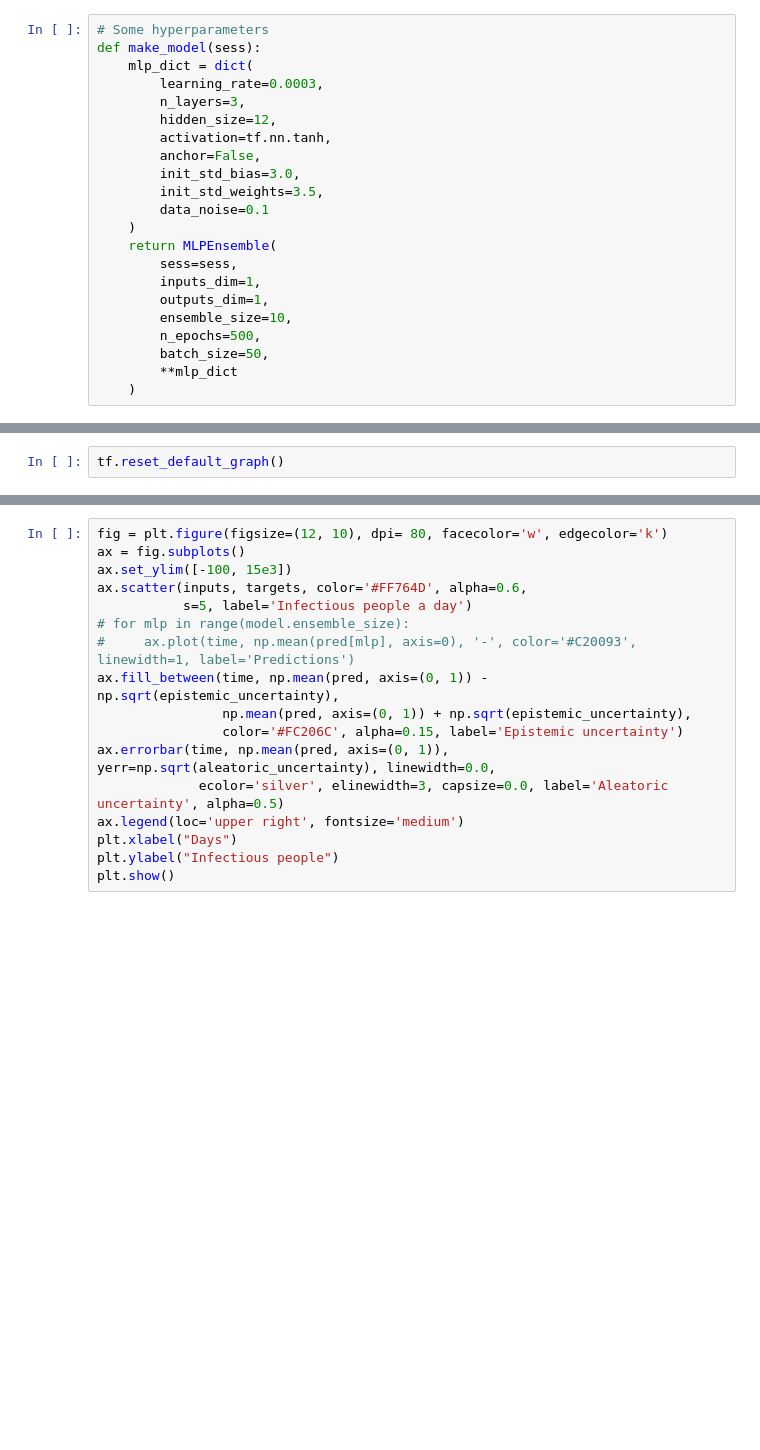
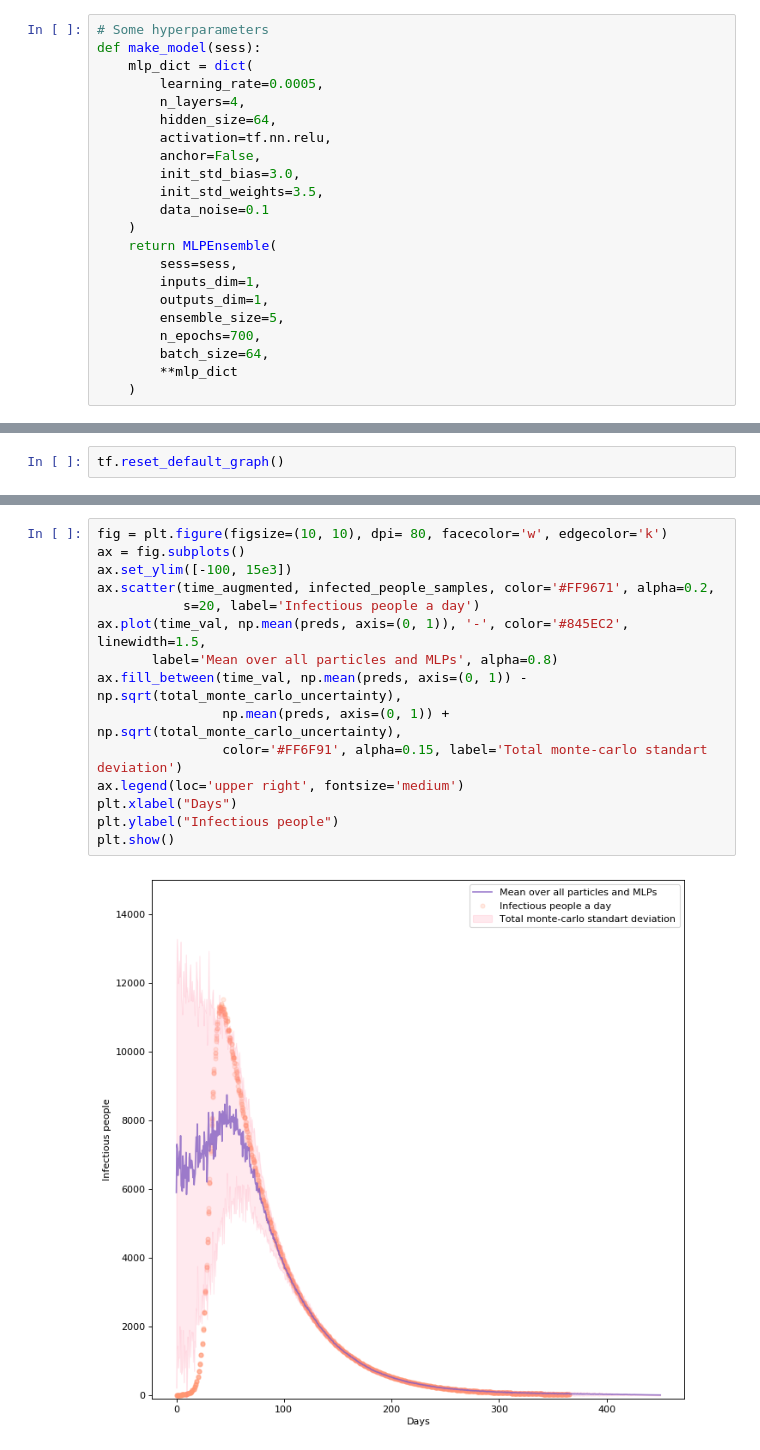
Before and after one commit to yardenas/ethz-safe-learning, a Jupyter notebook: development/model_sanity_check.ipynb, the cells around one changed output, grey strips where cells are left out. Cells and saved outputs as stored; diff of their text form; blank space fills up the shorter version.

```diff
--- a/development/model_sanity_check.ipynb
+++ b/development/model_sanity_check.ipynb
@@ -67,10 +51,10 @@ Say we have only have access to noisy measurements of how many people were sick
 # Some hyperparameters
 def make_model(sess):
     mlp_dict = dict(
-        learning_rate=0.0003,
-        n_layers=3,
-        hidden_size=12,
-        activation=tf.nn.tanh,
+        learning_rate=0.0005,
+        n_layers=4,
+        hidden_size=64,
+        activation=tf.nn.relu,
         anchor=False,
         init_std_bias=3.0,
         init_std_weights=3.5,
@@ -80,9 +64,9 @@ def make_model(sess):
         sess=sess,
         inputs_dim=1,
         outputs_dim=1,
-        ensemble_size=10,
-        n_epochs=500,
-        batch_size=50,
+        ensemble_size=5,
+        n_epochs=700,
+        batch_size=64,
         **mlp_dict
     )
 # %% [markdown]
@@ -147,17 +116,17 @@ Do some plotting
 # %%
-fig = plt.figure(figsize=(12, 10), dpi= 80, facecolor='w', edgecolor='k')
+fig = plt.figure(figsize=(10, 10), dpi= 80, facecolor='w', edgecolor='k')
 ax = fig.subplots()
 ax.set_ylim([-100, 15e3])
-ax.scatter(inputs, targets, color='#FF764D', alpha=0.6,
-           s=5, label='Infectious people a day')
-# for mlp in range(model.ensemble_size):
-#     ax.plot(time, np.mean(pred[mlp], axis=0), '-', color='#C20093', linewidth=1, label='Predictions')
-ax.fill_between(time, np.mean(pred, axis=(0, 1)) - np.sqrt(epistemic_uncertainty),
-                np.mean(pred, axis=(0, 1)) + np.sqrt(epistemic_uncertainty),
-                color='#FC206C', alpha=0.15, label='Epistemic uncertainty')
-ax.errorbar(time, np.mean(pred, axis=(0, 1)), yerr=np.sqrt(aleatoric_uncertainty), linewidth=0.0,
-             ecolor='silver', elinewidth=3, capsize=0.0, label='Aleatoric uncertainty', alpha=0.5)
+ax.scatter(time_augmented, infected_people_samples, color='#FF9671', alpha=0.2,
+           s=20, label='Infectious people a day')
+ax.plot(time_val, np.mean(preds, axis=(0, 1)), '-', color='#845EC2', linewidth=1.5,
+       label='Mean over all particles and MLPs', alpha=0.8)
+ax.fill_between(time_val, np.mean(preds, axis=(0, 1)) - np.sqrt(total_monte_carlo_uncertainty),
+                np.mean(preds, axis=(0, 1)) + np.sqrt(total_monte_carlo_uncertainty),
+                color='#FF6F91', alpha=0.15, label='Total monte-carlo standart deviation')
 ax.legend(loc='upper right', fontsize='medium')
 plt.xlabel("Days")
 plt.ylabel("Infectious people")
 plt.show()
+# %% [output]
+[figure, added]
```
Also changed, not shown: parts of 11 cells of this notebook.
